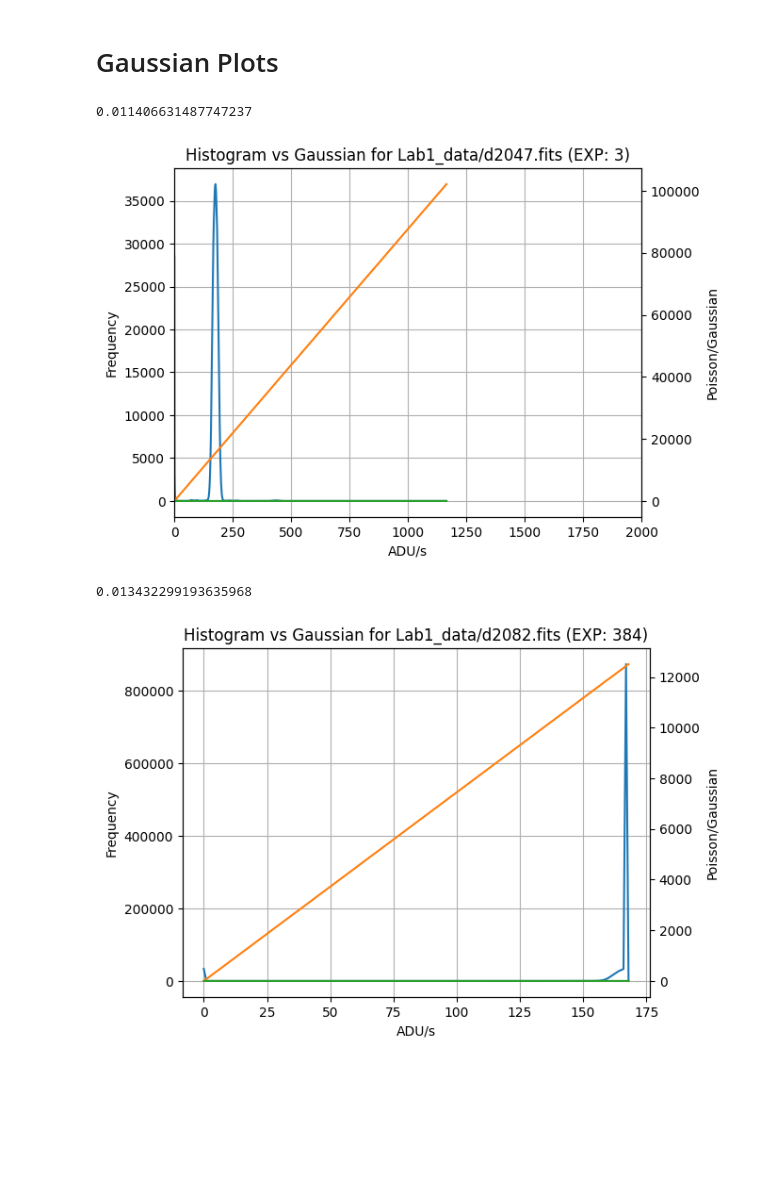
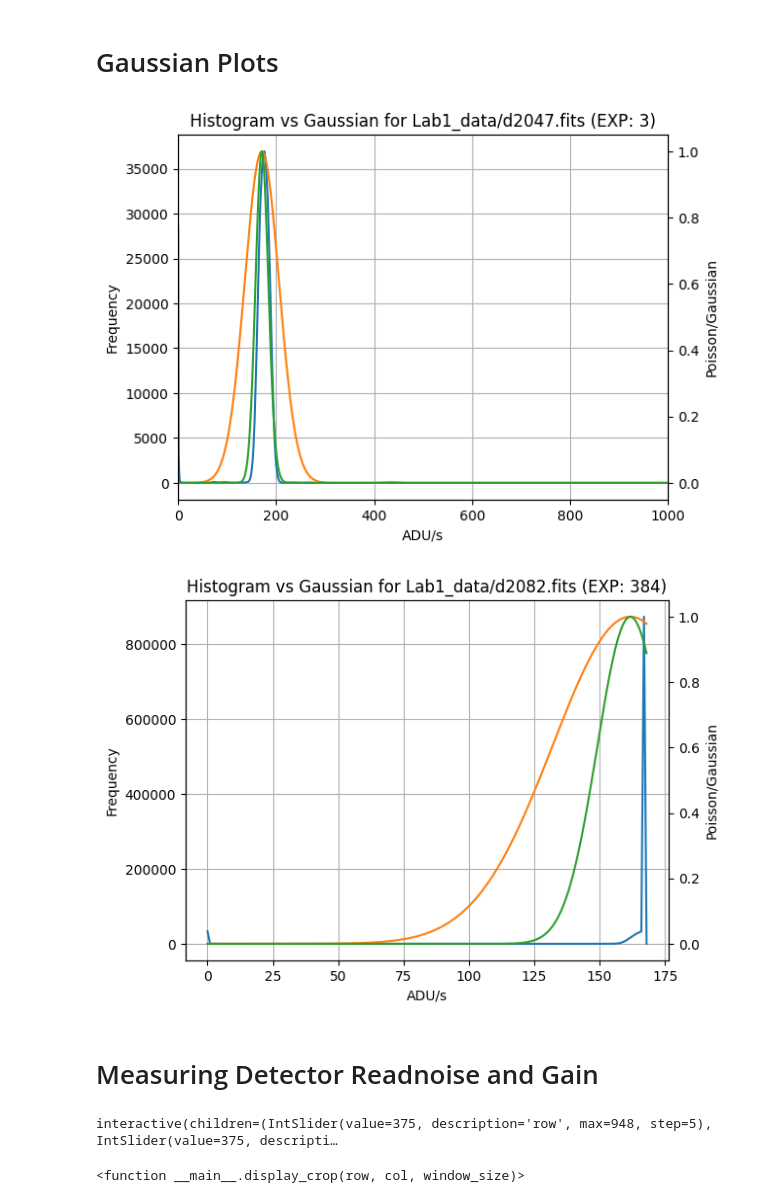
Before and after one commit to parkergeorge30/ASTRO150, a Jupyter notebook: Lab_1.ipynb, the cells around one changed output. Drawn from its saved outputs; the diff is of its cells as text; code cells hidden in the pictures; blank space fills up the shorter version.

```diff
--- a/Lab_1.ipynb
+++ b/Lab_1.ipynb
@@ -154,12 +124,13 @@ def histogram(file): # Function for creating a histogram of the desired filename
 
     farr = file.flatten()
 
-    hmin = int(farr.min())
-    hmax = int(farr.max())
+    hmin = int(round(farr.min(), 0))
+    hmax = int(round(farr.max(), 0))
+    #hmax = int(farr.max())
 
     # initialize bins and empty count x[i]
     hr = np.arange(hmin, hmax + 1)
-    hist = np.zeros(hmax - hmin + 1, dtype=int)
+    hist = zeros(hmax - hmin + 1, dtype=int)
 
     # count each value in bins
     for value in farr:
@@ -195,8 +182,8 @@ for i, data in enumerate(exp_frames):
 # %% [markdown]
 # Mean
 # %%
-for x in exp_frames:
-    print(my_avg(x.flatten()))
+for data in exp_frames:
+    print(my_avg(data.flatten()))
 # %% [output]
 1213.54258395951
 850.7603714367333
@@ -210,8 +197,8 @@ for x in exp_frames:
 # %% [markdown]
 # Standard Deviation
 # %%
-for x in exp_frames:
-    print(my_std(x.flatten()))
+for data in exp_frames:
+    print(my_std(data.flatten()))
 # %% [output]
 243.63819202177527
 172.07854891273178
@@ -229,9 +216,9 @@ avg = zeros(len(exp_frames), dtype=float)
 dev = zeros(len(exp_frames), dtype=float)
 
 
-for i,x in enumerate(exp_frames):
-    avg[i] = my_avg(x.flatten())
-    dev[i] = my_std(x.flatten())
+for i,data in enumerate(exp_frames):
+    avg[i] = my_avg(data.flatten())
+    dev[i] = my_std(data.flatten())
 
 devsqr = list(map(lambda x: x**2, dev))
 
@@ -429,35 +420,57 @@ def get_gaussian(data, xrange=None):
 # %%
 for i, data in enumerate(chosen_frames):
     idx = int(-8*i + 4)
+
     exp_time = get_exp(frames[idx])
     hr, hist = histogram(data)
 
     x1, g = get_gaussian(data)
     x2, p = get_poisson(data)
     scale_factor = max(g)
-    print(scale_factor)
-    g = [gv/scale_factor for gv in x1]
+
+    g = [gv/scale_factor for gv in g]
 
     fig, ax1 = plt.subplots()
     ax2 = ax1.twinx()
 
     ax1.plot(hr, hist, label='Histogram', color='tab:blue')
 
     ax2.plot(x1, g, label='Gaussian', color='tab:orange')
     ax2.plot(x2, p, label='Poisson', color='tab:green')
 
     ax1.set_xlabel('ADU/s')
     ax1.set_ylabel('Frequency')
     ax2.set_ylabel('Poisson/Gaussian')
 
     if i==0:
-        ax1.set_xlim(0, 2000)
+        ax1.set_xlim(0, 1000)
 
     ax1.grid()
     plt.title(f'Histogram vs Gaussian for {frames[idx]} (EXP: {exp_time})')
     plt.show()
 # %% [output]
-0.011406631487747237
-[figure, old version]
+[figure, new version]
-0.013432299193635968
-[figure, old version]
+[figure, new version]
+# %% [markdown]
+# Measuring Detector Readnoise and Gain
+# %%
+frame = allframes[-4]
+
+def display_crop(row, col, window_size):
+
+    crop = frame[row:row+window_size, col:col+window_size]
+    plt.imshow(crop, cmap='hot')
+    plt.title(f'({row}, {col})')
+    plt.show()
+
+win_size = 75
+step_size = 5
+
+row_slider = widgets.IntSlider(min=0, max=frame.shape[0]-win_size-1, step=step_size, value=375)
+col_slider = widgets.IntSlider(min=0, max=frame.shape[0]-win_size-1, step=step_size, value=375)
+win_slider = widgets.IntSlider(min=5, max=200, step=step_size, value=win_size)
+
+widgets.interact(display_crop, row=row_slider, col=col_slider, window_size=win_slider)
+# %% [output]
+interactive(children=(IntSlider(value=375, description='row', max=948, step=5), IntSlider(value=375, descripti…
+<function __main__.display_crop(row, col, window_size)>
```
Also changed, not shown: parts of 13 cells of this notebook.
